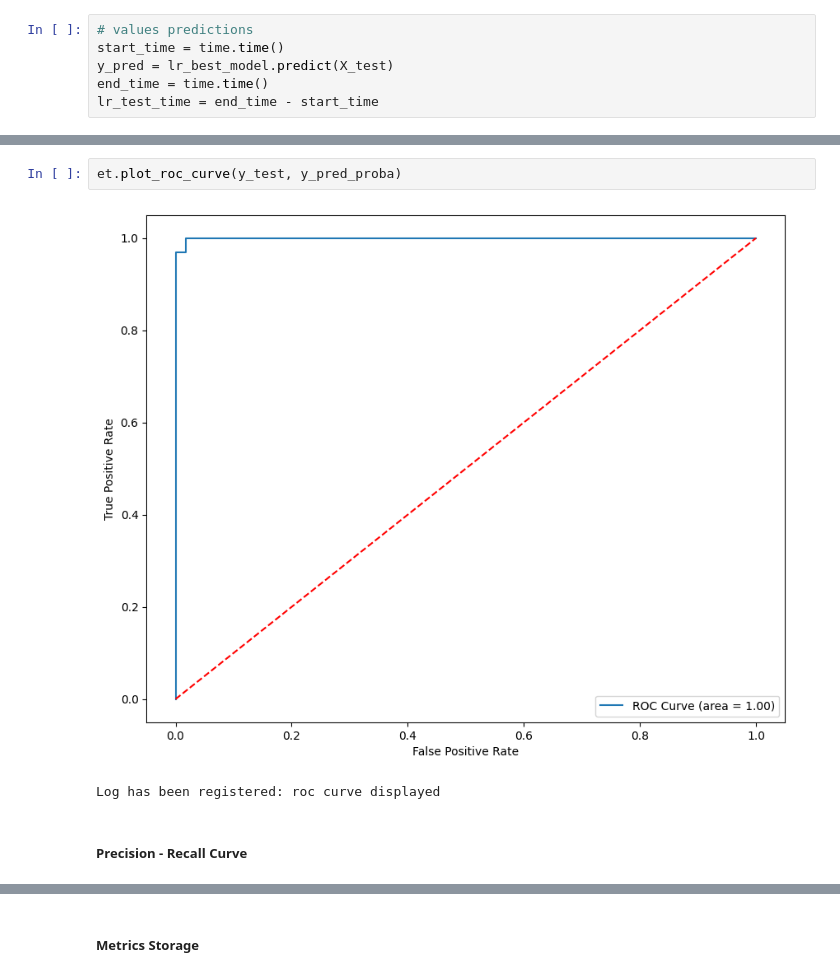
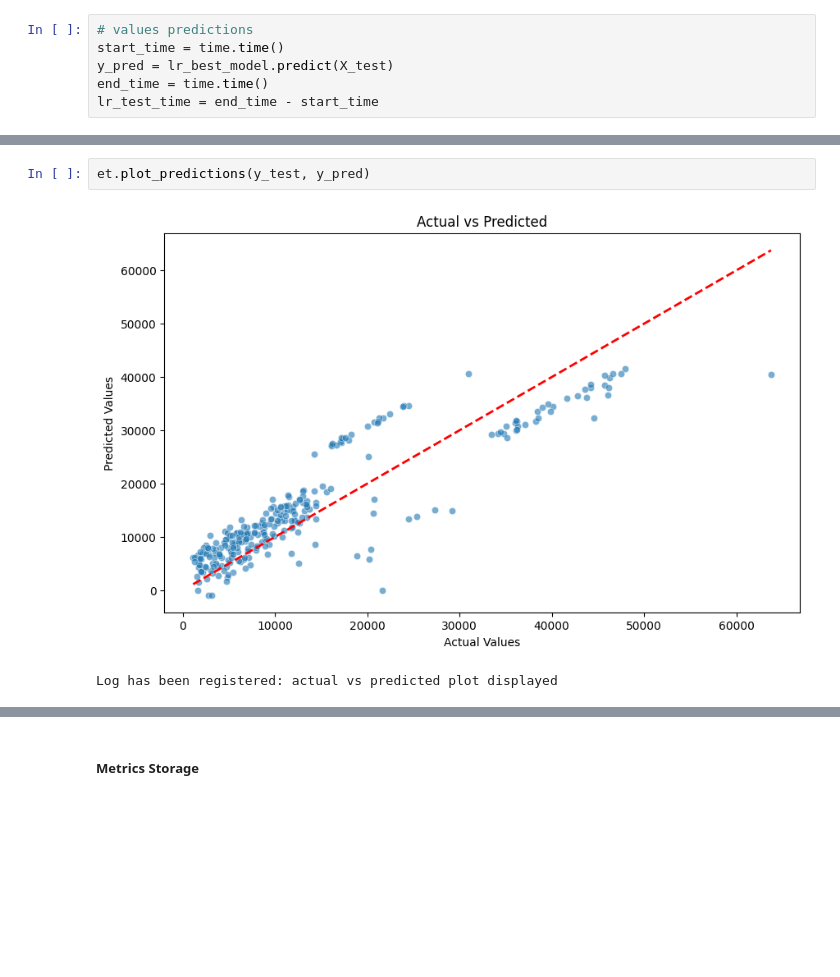
Before and after one commit to DerekSanchez/Medical-Cost-Regression, a Jupyter notebook: results/results_report.ipynb, the cells around one changed output, grey strips where cells are left out. Saved outputs shown, nothing was run; the diff lists cells and outputs as text; blank space fills up the shorter version.

```diff
--- a/results/results_report.ipynb
+++ b/results/results_report.ipynb
@@ -200,7 +207,5 @@ Log has been registered: confusion matrix displayed
 # %%
-et.plot_roc_curve(y_test, y_pred_proba)
+et.plot_predictions(y_test, y_pred)
 # %% [output]
-[figure, old version]
+[figure, new version]
-Log has been registered: roc curve displayed
+Log has been registered: actual vs predicted plot displayed
-# %% [markdown]
-##### Precision - Recall Curve
```
Also changed, not shown: parts of 78 cells of this notebook, 4 other files.
